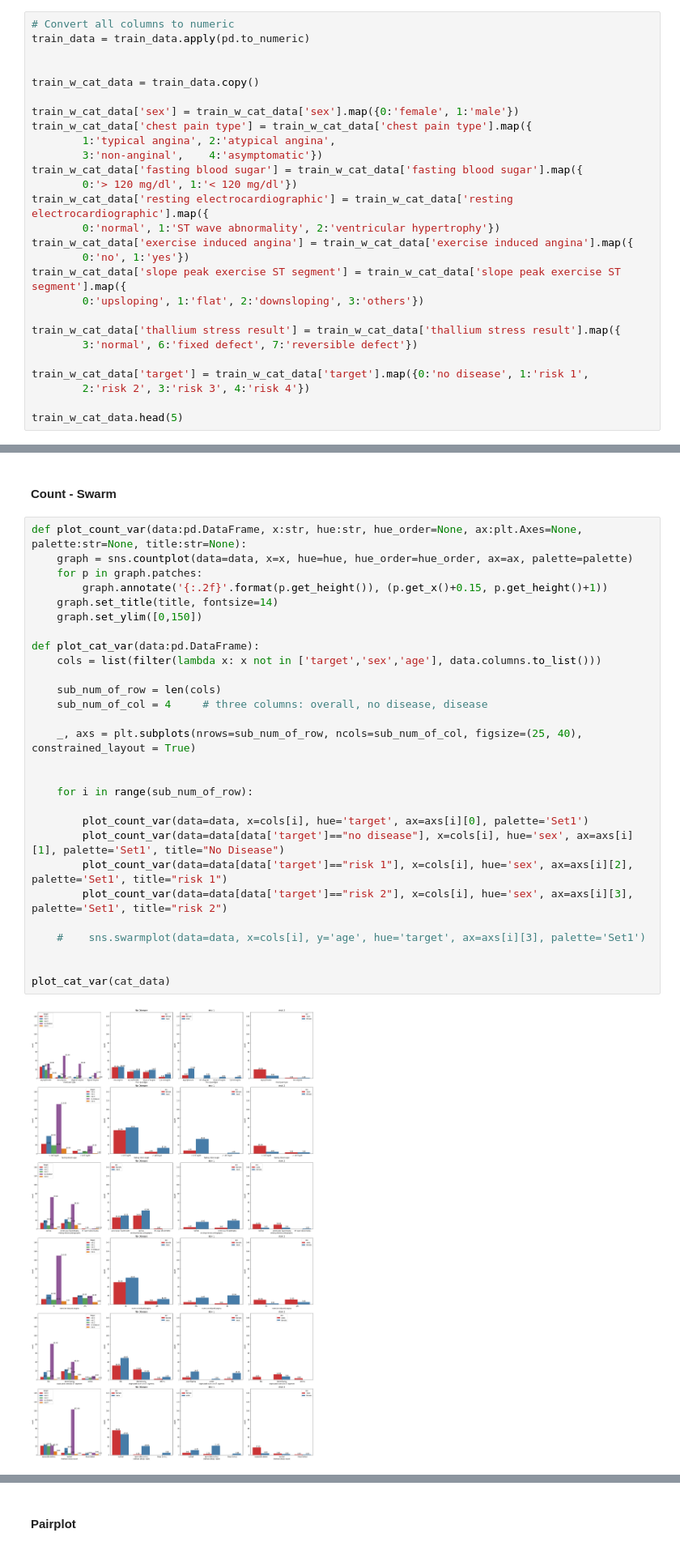
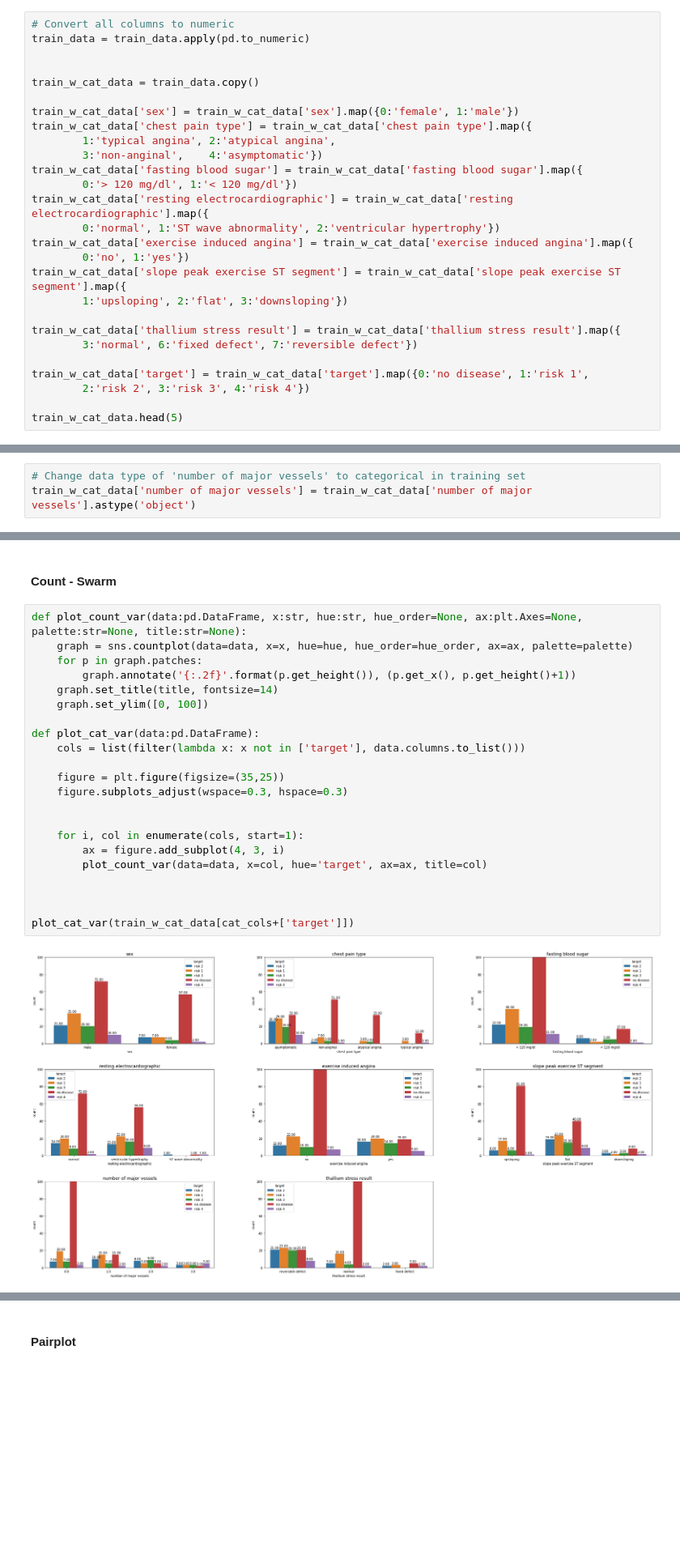
Before and after one commit to Nicola-Ibrahim/Heart-Diseases-Prediction, a Jupyter notebook: HeartDiseasePrediction-Multioutputs.ipynb, the cells around one changed output, grey strips where cells are left out. Shown at 81% size. Saved outputs shown, nothing was run; the diff lists cells and outputs as text; blank space fills up the shorter version.

Commit message:
Multioutput heart disease prediction

```diff
--- a/HeartDiseasePrediction-Multioutputs.ipynb
+++ b/HeartDiseasePrediction-Multioutputs.ipynb
@@ -283,7 +280,7 @@ train_w_cat_data['resting electrocardiographic'] = train_w_cat_data['resting ele
 train_w_cat_data['exercise induced angina'] = train_w_cat_data['exercise induced angina'].map({
         0:'no', 1:'yes'})
 train_w_cat_data['slope peak exercise ST segment'] = train_w_cat_data['slope peak exercise ST segment'].map({
-        0:'upsloping', 1:'flat', 2:'downsloping', 3:'others'})
+        1:'upsloping', 2:'flat', 3:'downsloping'})
 
 train_w_cat_data['thallium stress result'] = train_w_cat_data['thallium stress result'].map({
         3:'normal', 6:'fixed defect', 7:'reversible defect'})
@@ -323,6 +320,9 @@ number of major vessels           float64
 thallium stress result             object
 target                             object
 dtype: object
+# %%
+# Change data type of 'number of major vessels' to categorical in training set
+train_w_cat_data['number of major vessels'] = train_w_cat_data['number of major vessels'].astype('object')
 # %% [markdown]
 ### Cat - Num features
 # %%
@@ -388,33 +370,27 @@ cat_data = train_w_cat_data[cat_cols+['age', 'target']]
 # %%
 def plot_count_var(data:pd.DataFrame, x:str, hue:str, hue_order=None, ax:plt.Axes=None, palette:str=None, title:str=None):
     graph = sns.countplot(data=data, x=x, hue=hue, hue_order=hue_order, ax=ax, palette=palette)
     for p in graph.patches:
-        graph.annotate('{:.2f}'.format(p.get_height()), (p.get_x()+0.15, p.get_height()+1))
+        graph.annotate('{:.2f}'.format(p.get_height()), (p.get_x(), p.get_height()+1))
     graph.set_title(title, fontsize=14)
-    graph.set_ylim([0,150])
+    graph.set_ylim([0, 100])
 
 def plot_cat_var(data:pd.DataFrame):
-    cols = list(filter(lambda x: x not in ['target','sex','age'], data.columns.to_list()))
+    cols = list(filter(lambda x: x not in ['target'], data.columns.to_list()))
 
-    sub_num_of_row = len(cols)
-    sub_num_of_col = 4     # three columns: overall, no disease, disease
-
-    _, axs = plt.subplots(nrows=sub_num_of_row, ncols=sub_num_of_col, figsize=(25, 40), constrained_layout = True)
+    figure = plt.figure(figsize=(35,25))
+    figure.subplots_adjust(wspace=0.3, hspace=0.3)
 
 
-    for i in range(sub_num_of_row):
-
-        plot_count_var(data=data, x=cols[i], hue='target', ax=axs[i][0], palette='Set1')
-        plot_count_var(data=data[data['target']=="no disease"], x=cols[i], hue='sex', ax=axs[i][1], palette='Set1', title="No Disease")
-        plot_count_var(data=data[data['target']=="risk 1"], x=cols[i], hue='sex', ax=axs[i][2], palette='Set1', title="risk 1")
-        plot_count_var(data=data[data['target']=="risk 2"], x=cols[i], hue='sex', ax=axs[i][3], palette='Set1', title="risk 2")
-
-    #    sns.swarmplot(data=data, x=cols[i], y='age', hue='target', ax=axs[i][3], palette='Set1')
+    for i, col in enumerate(cols, start=1):
+        ax = figure.add_subplot(4, 3, i)
+        plot_count_var(data=data, x=col, hue='target', ax=ax, title=col)
 
 
-plot_cat_var(cat_data)
+
+plot_cat_var(train_w_cat_data[cat_cols+['target']])
 # %% [output]
-[figure, old version]
+[figure, new version]
 # %% [markdown]
 ### Numerical data
 The conclusions is the following features play good role to identify presence or absence of the disease:
```
Also changed, not shown: parts of 25 cells of this notebook.
